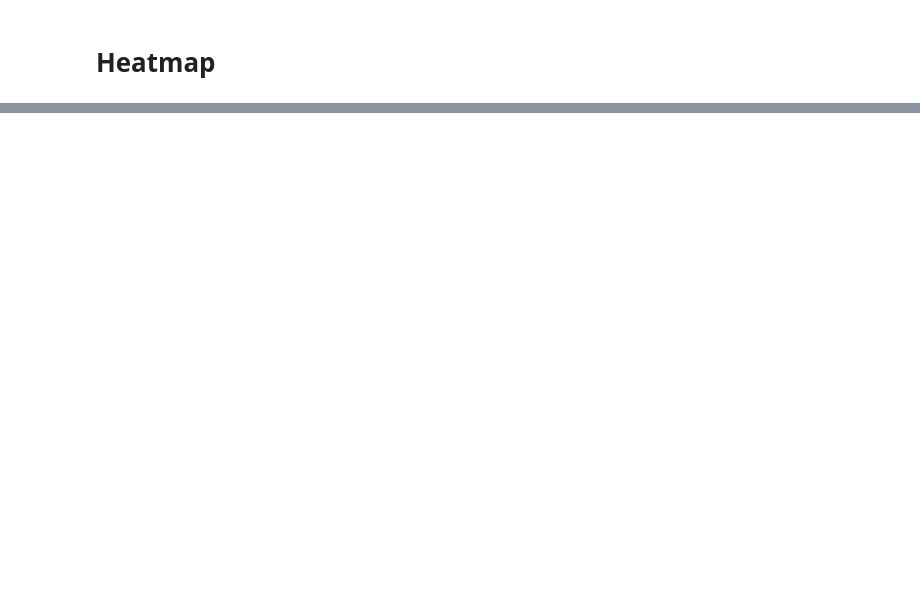
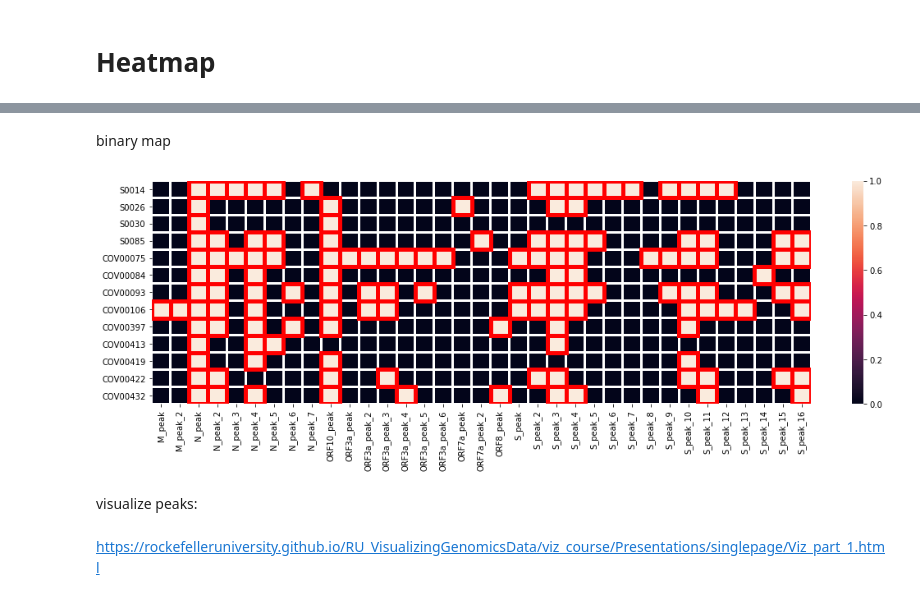
Before and after one commit to goodarzilab/Abe, a Jupyter notebook: Projects/COVID19_m6A/notebook.ipynb, the cells around one changed output, grey strips where cells are left out. Drawn from its saved outputs; the diff is of its cells as text; code cells hidden in the pictures; blank space fills up the shorter version.

```diff
--- a/Projects/COVID19_m6A/notebook.ipynb
+++ b/Projects/COVID19_m6A/notebook.ipynb
@@ -372,0 +364,21 @@ nano internal_control/result.txt
+# %% [markdown]
+binary map
+# %%
+# binary peaks
+bin_df = res_df
+bin_df.loc[:,:] = 0
+
+for name, df in zip(Samples,df_list):
+    peak = df.index.drop_duplicates(keep='first')
+    bin_df.loc[peak,name] = 1
+
+# res_df.to_csv('log2RIPvsIN.txt', sep='\t')
+
+plt.figure(figsize=(18,5))
+h = draw_heatmap(bin_df.T,sig_labels,borders=True, save=True, name_it='heatmap_binary')
+# %% [output]
+[figure, added]
+# %% [markdown]
+visualize peaks:
+# %% [markdown]
+https://rockefelleruniversity.github.io/RU_VisualizingGenomicsData/viz_course/Presentations/singlepage/Viz_part_1.html
```
Also changed, not shown: parts of 55 cells of this notebook, 31 other files.
